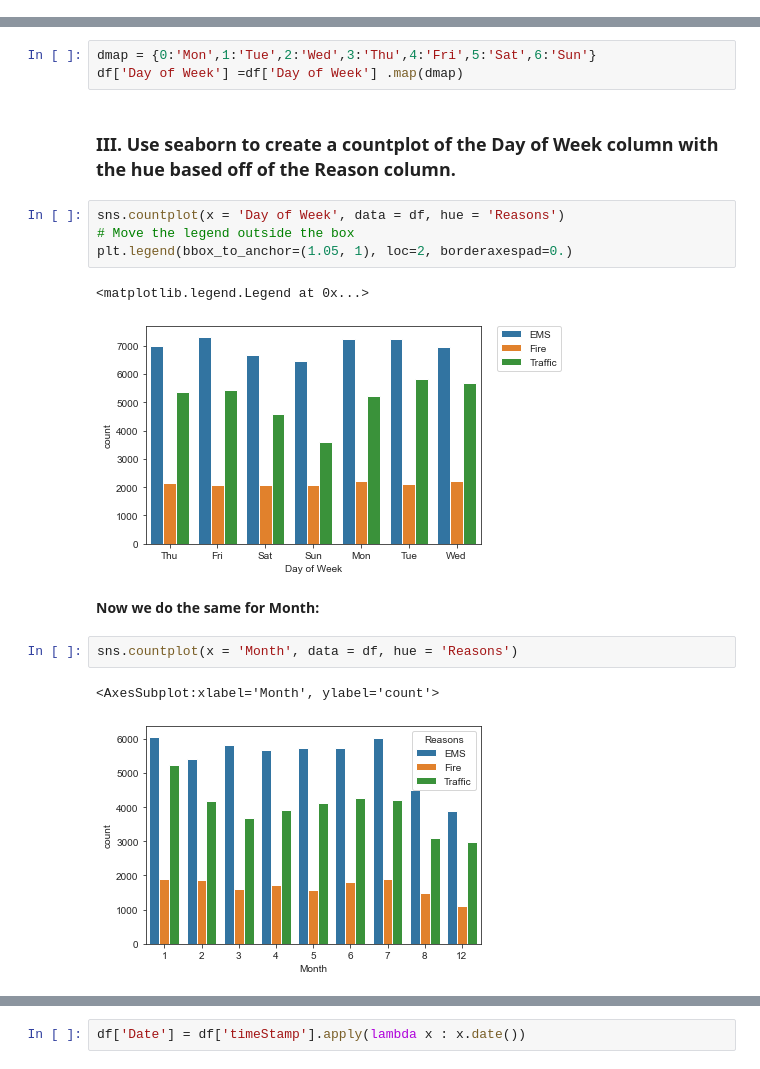
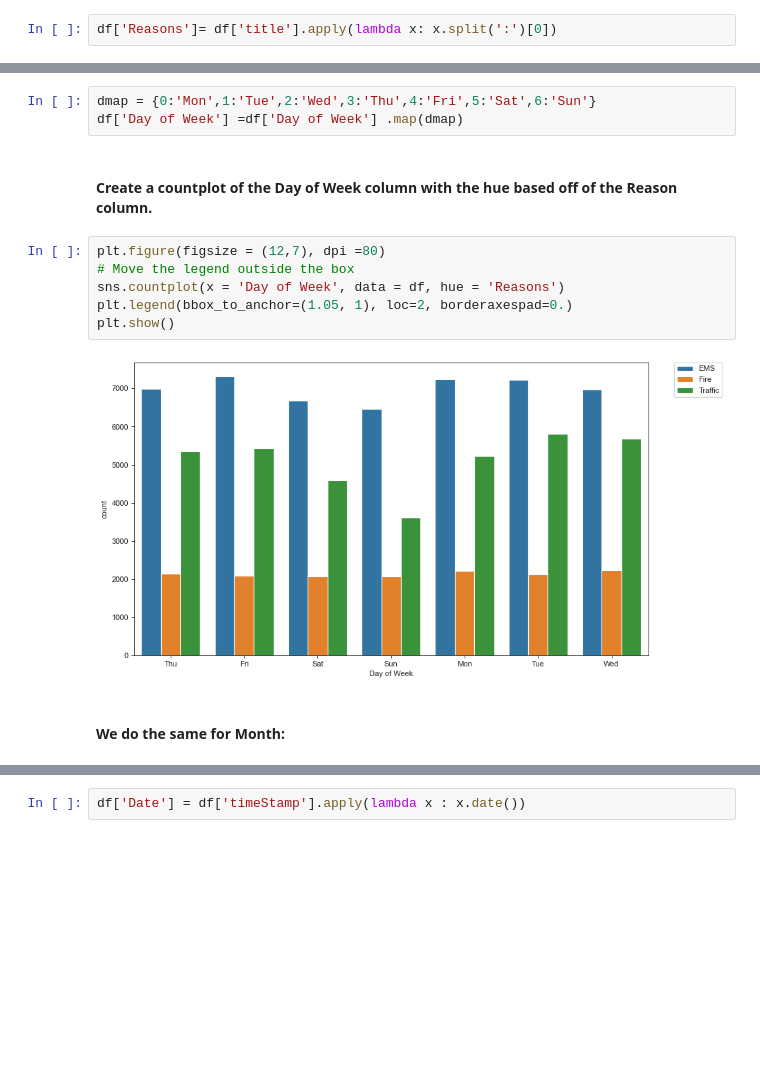
Before and after one commit to js7648705/Data-Capstone-Projects, a Jupyter notebook: 911 Calls Data Capstone Project.ipynb, the cells around one changed output, grey strips where cells are left out. Cells and saved outputs as stored; diff of their text form; blank space fills up the shorter version.

```diff
--- a/911 Calls Data Capstone Project.ipynb
+++ b/911 Calls Data Capstone Project.ipynb
@@ -65,3 +103,5 @@ df['title'].nunique()
 # %%
 df['Reasons']= df['title'].apply(lambda x: x.split(':')[0])
+# %%
+df['Reasons']= df['title'].apply(lambda x: x.split(':')[0])
 # %% [markdown]
@@ -115,18 +160,14 @@ df['Day of Week']= df['timeStamp'].apply(lambda x: x.dayofweek)
 dmap = {0:'Mon',1:'Tue',2:'Wed',3:'Thu',4:'Fri',5:'Sat',6:'Sun'}
 df['Day of Week'] =df['Day of Week'] .map(dmap)
 # %% [markdown]
-### III.  Use seaborn to create a countplot of the Day of Week column with the hue based off of the Reason column.
+#### Create a countplot of the Day of Week column with the hue based off of the Reason column.
 # %%
+plt.figure(figsize = (12,7), dpi =80)
+# Move the legend outside the box
 sns.countplot(x = 'Day of Week', data = df, hue = 'Reasons')
-# Move the legend outside the box
 plt.legend(bbox_to_anchor=(1.05, 1), loc=2, borderaxespad=0.)
+plt.show()
 # %% [output]
-<matplotlib.legend.Legend at 0x...>
-[figure, old version]
+[figure, new version]
 # %% [markdown]
-**Now we do the same for Month:**
+####  We do the same for Month:
-# %%
-sns.countplot(x = 'Month', data = df, hue = 'Reasons')
-# %% [output]
-<AxesSubplot:xlabel='Month', ylabel='count'>
-[figure, removed]
```
Also changed, not shown: parts of 54 cells of this notebook.
